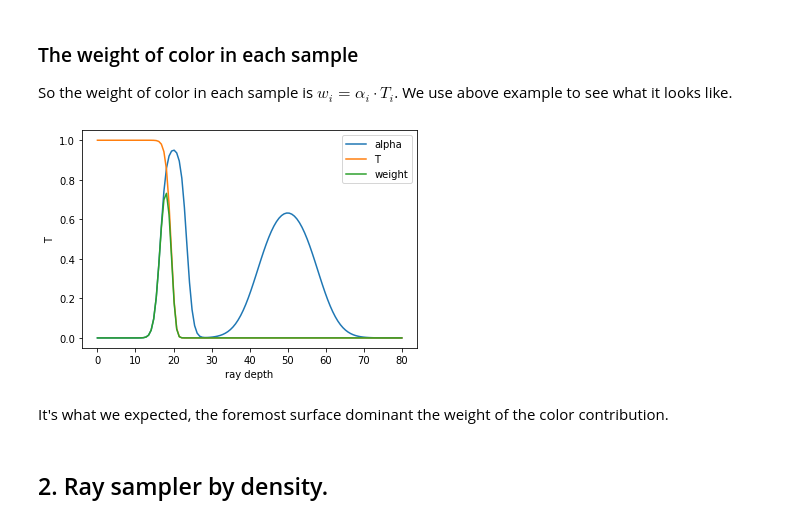
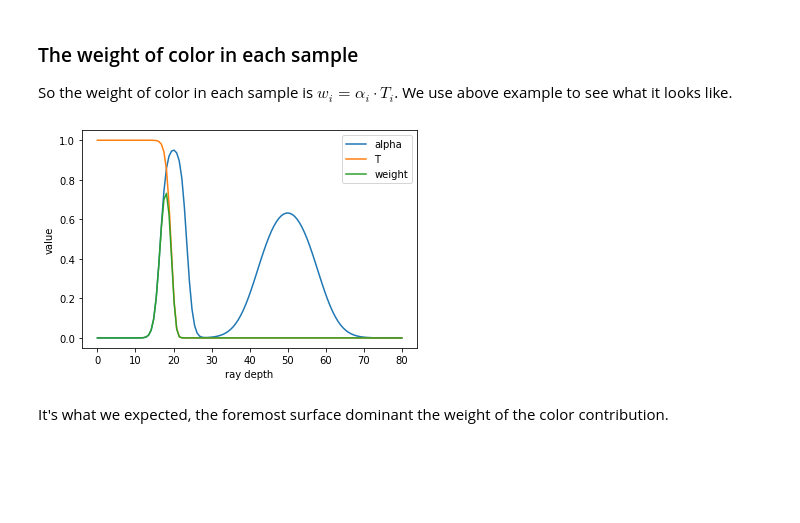
Before and after one commit to AmosZhu/Shape_from_X, a Jupyter notebook: Notebooks/Nerual_Scene/Nerf.ipynb, the cells around one changed output. Cells and saved outputs as stored; diff of their text form; code cells hidden in the pictures; blank space fills up the shorter version.

```diff
--- a/Notebooks/Nerual_Scene/Nerf.ipynb
+++ b/Notebooks/Nerual_Scene/Nerf.ipynb
@@ -81,7 +81,8 @@ The definition of the light blockage is
 \end{equation}
 Let's make up such a scenario.
 # %%
-x_values = np.linspace(0, 80, 120)
+max_depth = 80
+x_values = np.linspace(0, max_depth, 120)
 y_values_1 = gaussian(x_values, mu=20, sig=2) * 3
 # plt.plot(x_values, y_values)
 
@@ -138,25 +139,23 @@ As you see, we also shift the function $T$ a little to make the light blockage a
 ### The weight of color in each sample
 So the weight of color in each sample is $w_i=\alpha_i \cdot T_i$. We use above example to see what it looks like.
 # %%
-x_values = np.linspace(0, 80, 120)
+x_values = np.linspace(0, max_depth, 120)
 y_values_1 = gaussian(x_values, mu=20, sig=2) * 3
 y_values_2 = gaussian(x_values, mu=50, sig=6)
 
 density = y_values_1 + y_values_2
 alpha = alpha_fun(density)
 T = _shifted_cumprod(1 - alpha, shift=5)
 W = alpha * T
 
 plt.plot(x_values, alpha)
 plt.plot(x_values, T)
 plt.plot(x_values, W)
 plt.xlabel('ray depth')
-plt.ylabel('T')
+plt.ylabel('value')
 plt.legend(['alpha', 'T', 'weight'])
 plt.show()
 # %% [output]
-[figure, old version]
+[figure, new version]
 # %% [markdown]
 It's what we expected, the foremost surface dominant the weight of the color contribution.
-# %% [markdown]
-## 2. Ray sampler by density.
```
Also changed, not shown: parts of 8 cells of this notebook.
